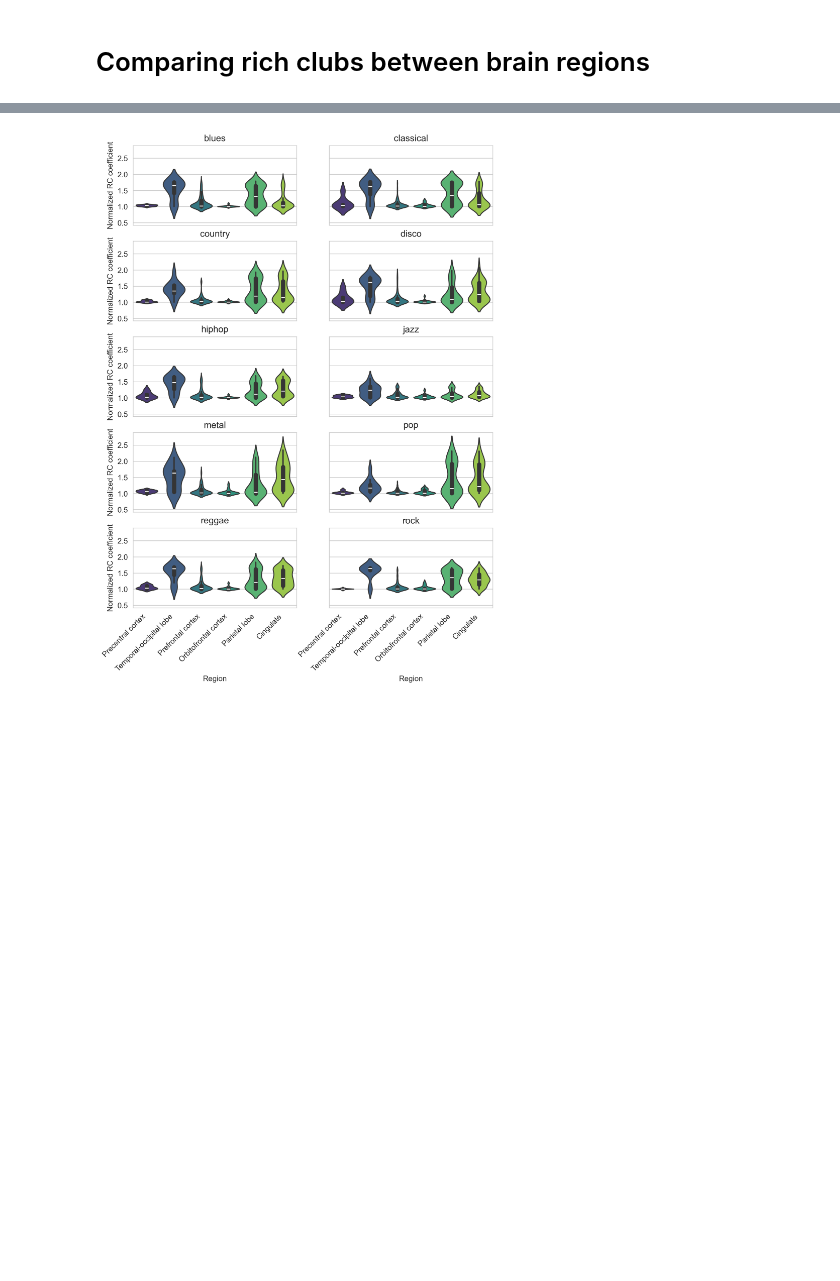
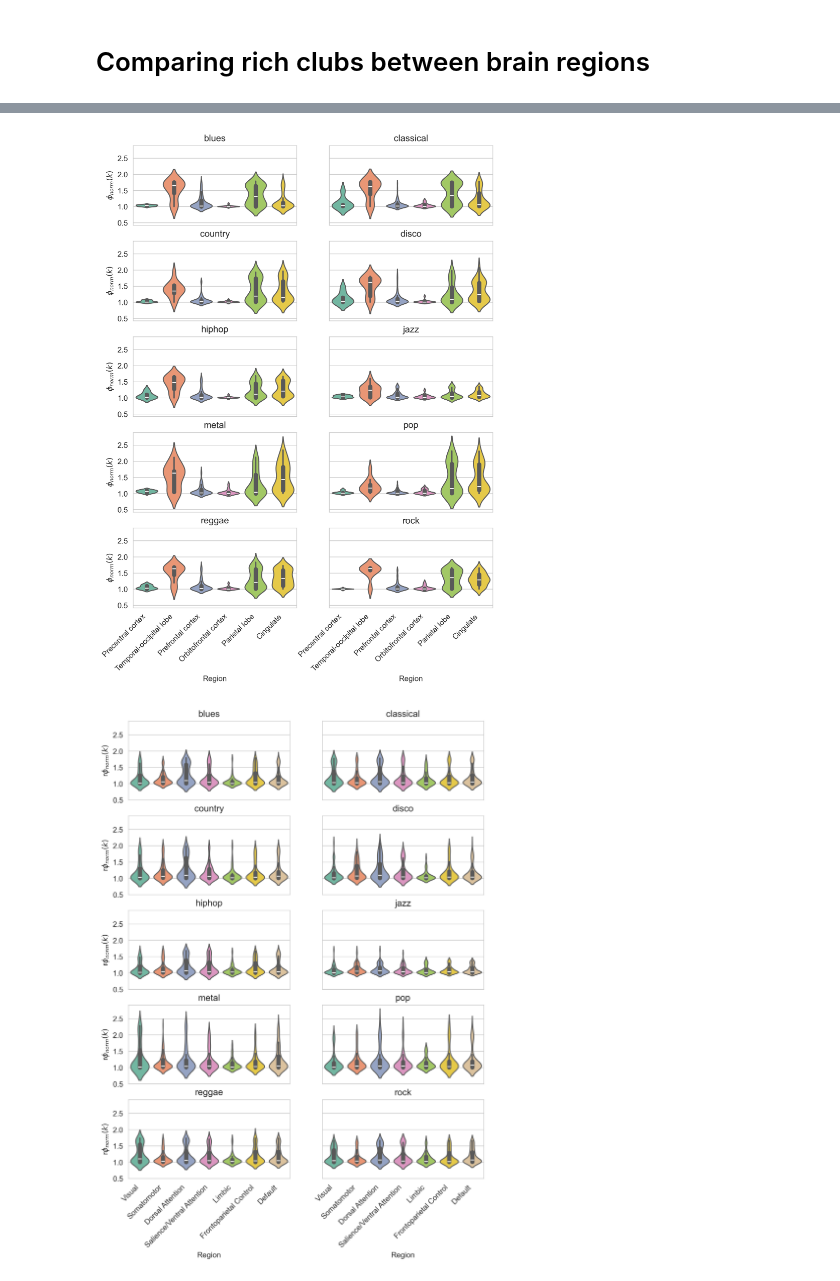
Before and after one commit to Ekkiddle/572NetworkProject, a Jupyter notebook: rich-club/rich_club_comparison.ipynb, the cells around one changed output, grey strips where cells are left out. Cells and saved outputs as stored; diff of their text form; code cells hidden in the pictures; blank space fills up the shorter version.

```diff
--- a/rich-club/rich_club_comparison.ipynb
+++ b/rich-club/rich_club_comparison.ipynb
@@ -82,11 +99,11 @@ for i in range(5):
     for j in range(2):
         genre = genres[r]
         subplot_data = vis_regions[vis_regions['genre'] == genre]
-        sns.violinplot(data=subplot_data, y='normalized_rc', hue='region_name', x='region_name', palette=sns.color_palette('viridis', 6), ax=axs[i][j])
+        sns.violinplot(data=subplot_data, y='normalized_rc', hue='region_name', x='region_name', palette=sns.color_palette('Set2', 6), ax=axs[i][j])
         axs[i][j].set(title=genre)
         r += 1
         if j == 0:
-            axs[i][j].set_ylabel('Normalized RC coefficient')
+            axs[i][j].set_ylabel(r'$ \phi_{{norm}} (k) $')
 
 axs[4][0].set_xticks(axs[4][0].get_xticks(), axs[4][0].get_xticklabels(), rotation=45, ha='right')
 axs[4][1].set_xticks(axs[4][1].get_xticks(), axs[4][1].get_xticklabels(), rotation=45, ha='right')
@@ -97,4 +114,28 @@ axs[4][1].set(xlabel = 'Region')
 fig.savefig('./plots/RC_region_distribution.png')
 plt.show()
 # %% [output]
-[figure, old version]
+[figure, new version]
+# %%
+fig, axs = plt.subplots(dpi=300, nrows=5, ncols=2, figsize=(8.5, 11), sharex=True, sharey=True)
+
+r = 0
+for i in range(5):
+    for j in range(2):
+        genre = genres[r]
+        subplot_data = rc_comparison_df[rc_comparison_df['genre'] == genre]
+        sns.violinplot(data=subplot_data, y='normalized_rc', hue='network_name', x='network_name', palette=sns.color_palette('Set2', 7), ax=axs[i][j])
+        axs[i][j].set(title=genre)
+        r += 1
+        if j == 0:
+            axs[i][j].set_ylabel('r$ \phi_{{norm}} (k) $')
+
+axs[4][0].set_xticks(axs[4][0].get_xticks(), axs[4][0].get_xticklabels(), rotation=45, ha='right')
+axs[4][1].set_xticks(axs[4][1].get_xticks(), axs[4][1].get_xticklabels(), rotation=45, ha='right')
+
+axs[4][0].set(xlabel = 'Region')
+axs[4][1].set(xlabel = 'Region')
+
+fig.savefig('./plots/RC_network_distribution.png')
+plt.show()
+# %% [output]
+[figure, added]
```
Also changed, not shown: parts of 3 cells of this notebook, 6 other files.
